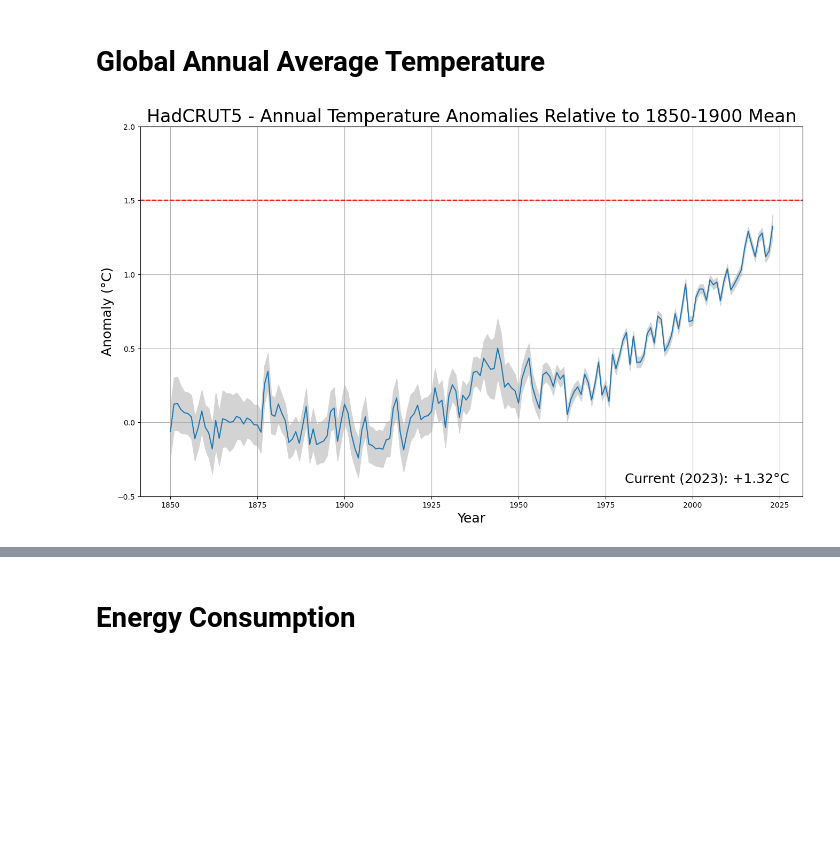
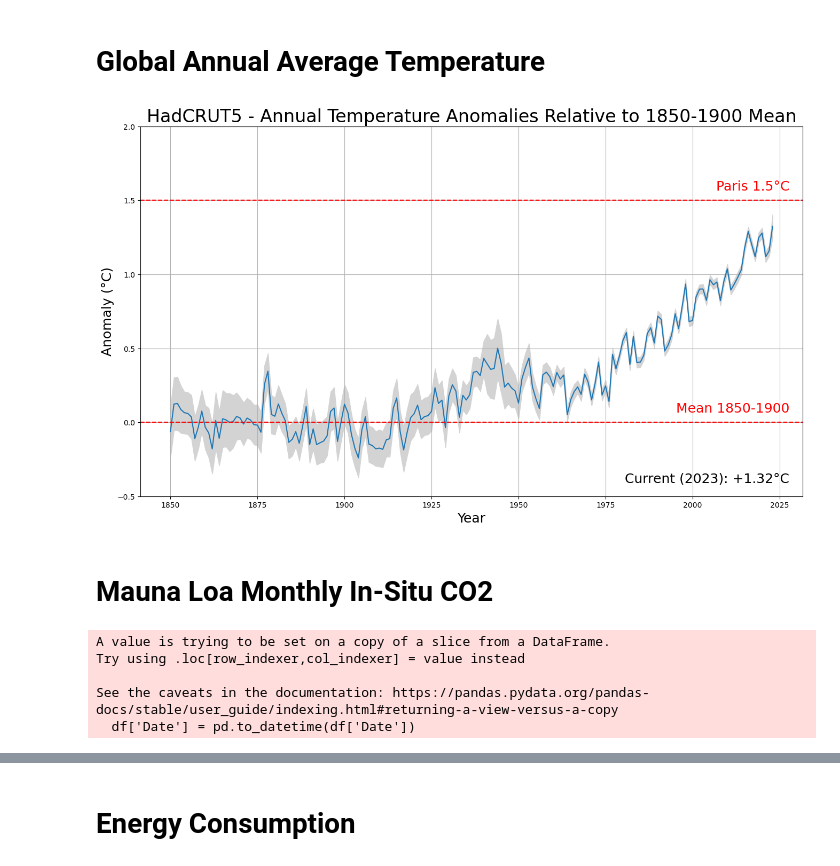
Before and after one commit to lwieske/climate-and-digitalization, a Jupyter notebook: README.ipynb, the cells around one changed output, grey strips where cells are left out. Drawn from its saved outputs; the diff is of its cells as text; code cells hidden in the pictures; blank space fills up the shorter version.

```diff
--- a/README.ipynb
+++ b/README.ipynb
@@ -10,13 +69,7 @@ from functools import reduce
 # %% [markdown]
 # Global Annual Average Temperature
 # %%
-site = 'https://www.metoffice.gov.uk'
-path = 'hadobs/hadcrut5/data/current/analysis/diagnostics'
-file = 'HadCRUT.5.0.1.0.analysis.summary_series.global.annual.csv'
-
-url = site + '/' + path + '/' + file
+hadcrut5 = pd.read_csv('data/HadCRUT.5.0.1.0.analysis.summary_series.global.annual.csv')
-# %%
-hadcrut5 = pd.read_csv(url)
 # %%
 df = hadcrut5
 
@@ -39,31 +92,55 @@ plt.rcParams["figure.figsize"] = (16,9)
 ax = plt.gca()
 
 plt.plot(df['time'].values, df['anomaly'].values)
 
 ax.set_ylim([-0.5, 2.0])
 
 plt.fill_between(df['time'].values, df['lower'].values, df['upper'].values, color="lightgray")
 
 plt.axhline(y = 1.5, color = 'r', linestyle = 'dashed')
 
+plt.axhline(y = 0.0, color = 'r', linestyle = 'dashed')
+
 plt.xlabel('Year', size = 18)
 plt.ylabel('Anomaly (°C)', size = 18)
 
 plt.title('HadCRUT5 - Annual Temperature Anomalies Relative to 1850-1900 Mean', size = 24)
+
+plt.annotate(
+    "Paris 1.5°C",
+    xy=(0.98, 0.82),
+    xycoords="axes fraction",
+    fontsize=18,
+    color='red',
+    horizontalalignment="right",
+    verticalalignment="bottom",
+)
+
+plt.annotate(
+    "Mean 1850-1900",
+    xy=(0.98, 0.22),
+    xycoords="axes fraction",
+    fontsize=18,
+    color='red',
+    horizontalalignment="right",
+    verticalalignment="bottom",
+)
 
 plt.annotate(
     "Current ({0}): {1:+.2f}°C".format(current_year, current_anomaly),
     xy=(0.98, 0.03),
     xycoords="axes fraction",
     fontsize=18,
     horizontalalignment="right",
     verticalalignment="bottom",
 )
 
 plt.grid()
 
 plt.savefig('images/global_annual_average_temperature.png')
 
 plt.show()
 # %% [output]
-[figure, old version]
+[figure, new version]
+# %% [markdown]
+# Mauna Loa Monthly In-Situ CO2
@@ -69,0 +153,14 @@ plt.show()
+# %%
+df = maunaloa
+
+df = df.loc['1960-01-01' <= df['Date']]
+
+df['Date'] = pd.to_datetime(df['Date'])
+
+df = df.set_index('Date')
+# %% [output]
+A value is trying to be set on a copy of a slice from a DataFrame.
+Try using .loc[row_indexer,col_indexer] = value instead
+
+See the caveats in the documentation: https://pandas.pydata.org/pandas-docs/stable/user_guide/indexing.html#returning-a-view-versus-a-copy
+  df['Date'] = pd.to_datetime(df['Date'])
```
Also changed, not shown: parts of 41 cells of this notebook, 29 other files.
